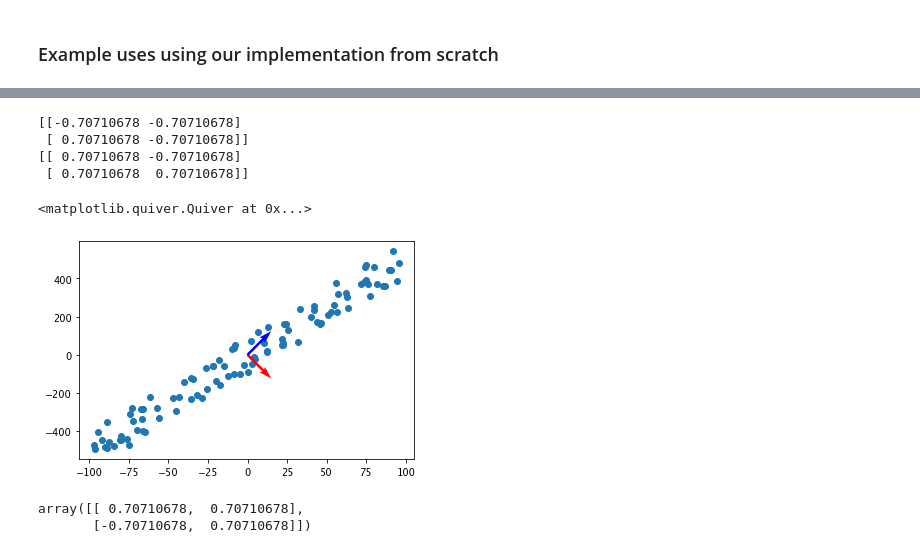
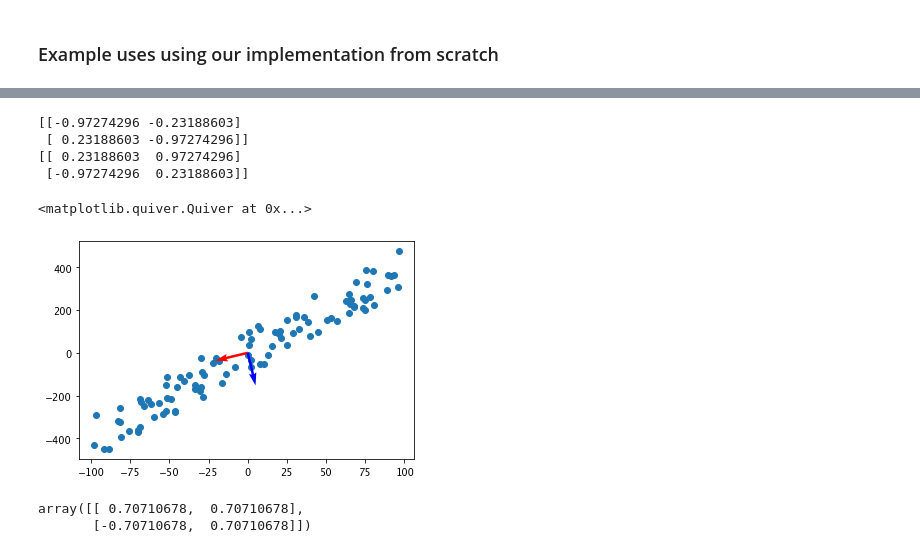
Before and after one commit to ymohamedahmed/blog-posts, a Jupyter notebook: pca/pca.ipynb, the cells around one changed output, grey strips where cells are left out. Saved outputs shown, nothing was run; the diff lists cells and outputs as text; code cells hidden in the pictures.

```diff
--- a/pca/pca.ipynb
+++ b/pca/pca.ipynb
@@ -21,10 +22,10 @@ We'll derive the equation from first the ground up, look at how we can compute i
 import numpy as np
 import matplotlib.pyplot as plt
 # %%
-def generate_noisy_line(gradient, N=100)
+def generate_noisy_line(gradient, N=100):
     N = 100
     X = np.zeros(shape=(N, 2))
     X[:,0] = np.random.uniform(-100, 100, size=N)
-    X[:,1] = (x*gradient)+ np.random.uniform(-100, 100, size=N)
+    X[:,1] = (X[:,0]*gradient)+ np.random.uniform(-100, 100, size=N)
     return X
-plt.scatter(x, y)
+# plt.scatter(x, y)
@@ -34,29 +32,36 @@ plt.scatter(x, y)
 # %%
 def pca_eig(X):
-    _, v = np.linalg.eig(1/(N-1)* (X.T @ X))
-    return v
+    # X = whiten(X)
+    N = X.shape[0]
+    # eigenvals, eigenvectors = np.linalg.eig(1/N * (X.T @ X))
+    eigenvals, eigenvectors = np.linalg.eig((X.T @ X))
+    # w, v = np.linalg.eigh((X.T @ X))
+    return eigenvals, eigenvectors
 
 def pca_svd(X):
     _,_,x = np.linalg.svd(X)
     return x
 
 def whiten(X):
-    return (X-np.mean(X, axis=0))/np.std(X, axis=0)
+    return (X-np.mean(X, axis=0))#/np.std(X, axis=0)
 # %%
-D = pca(X)
-plt.scatter(x,y)
-print(D)
+X = generate_noisy_line(4)
+_,eig_dec = pca_eig(X)
+svd_dec = pca_svd(X)
+plt.scatter(X[:,0], X[:,1])
+print(eig_dec)
+print(svd_dec)
 origin = [0,0]
-eig_vec1, eig_vec2 = D[0, :], D[1,:]
+eig_vec1, eig_vec2 = eig_dec[0, :], eig_dec[1,:]
 plt.quiver(*origin, *eig_vec1, color=['r'], scale=10)
 plt.quiver(*origin, *eig_vec2, color=['b'], scale=10)
 # %% [output]
-[[-0.70710678 -0.70710678]
- [ 0.70710678 -0.70710678]]
-[[ 0.70710678 -0.70710678]
- [ 0.70710678  0.70710678]]
+[[-0.97274296 -0.23188603]
+ [ 0.23188603 -0.97274296]]
+[[ 0.23188603  0.97274296]
+ [-0.97274296  0.23188603]]
 <matplotlib.quiver.Quiver at 0x...>
-[figure, old version]
+[figure, new version]
 # %%
 from sklearn.decomposition import PCA
 fitted = PCA().fit(X)
```
Also changed, not shown: parts of 25 cells of this notebook, 1 other file.
